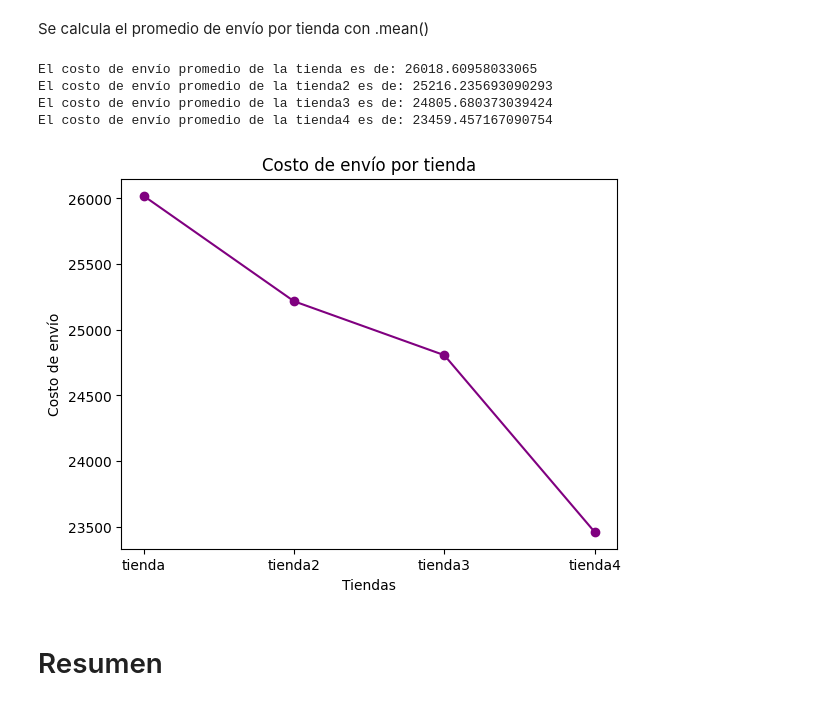
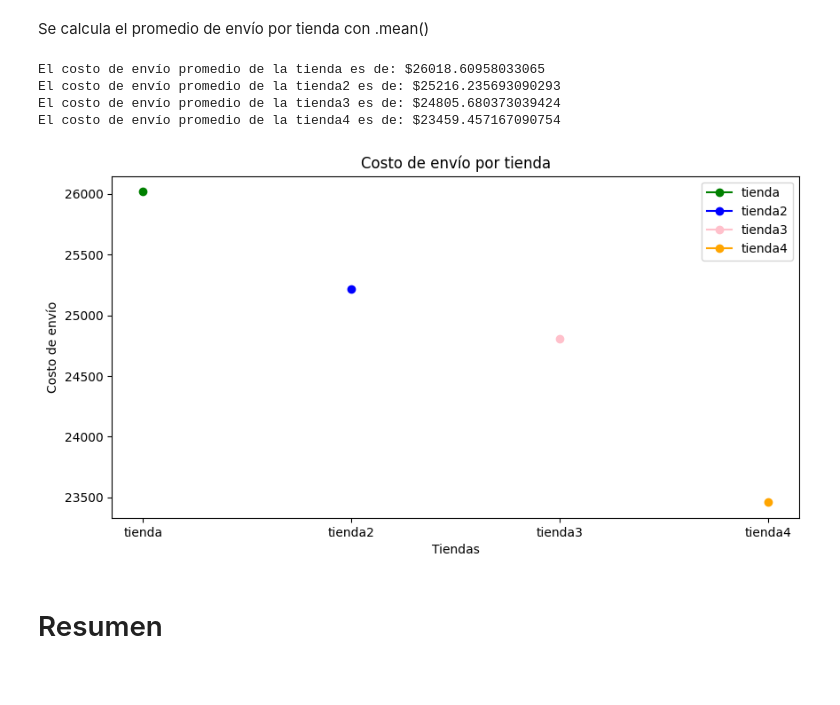
Before and after one commit to artbelgum/Challenge-Alura-Store, a Jupyter notebook: Challenge_1_Alura_Store.ipynb, the cells around one changed output. Drawn from its saved outputs; the diff is of its cells as text; code cells hidden in the pictures; blank space fills up the shorter version.

```diff
--- a/Challenge_1_Alura_Store.ipynb
+++ b/Challenge_1_Alura_Store.ipynb
@@ -316,36 +337,42 @@ Se calcula el promedio de envío por tienda con .mean()
 # %%
 from matplotlib import pyplot as plt
 
 def costo_envio(nombre_df, df, columna):
-  envio = df[columna].mean() #calcula el costo de envío promedio
-  return envio
+    envio = df[columna].mean()  # calcula el costo de envío promedio
+    return envio
 
-#Recopilando datos de todas las tiendas
+# Recopilando datos de todas las tiendas
 costos_envio = []
 
-#Guardando el nombre de las tiendas y sus DataFrames
+# Guardando el nombre de las tiendas y sus DataFrames
 nombre_tiendas = ['tienda', 'tienda2', 'tienda3', 'tienda4']
 dataFrames = [tienda, tienda2, tienda3, tienda4]
 
-#Bucle para calcular el costo de envío
+# Bucle para calcular el costo de envío
 for nombre, df in zip(nombre_tiendas, dataFrames):
-  costo = costo_envio(nombre, df, 'Costo de envío') #Llama a la función para obtener el costo de envío por tienda
-  costos_envio.append(costo) #Agrega el costo a la lista
-  print(f"El costo de envío promedio de la {nombre} es de: {costo}")
+    costo = costo_envio(nombre, df, 'Costo de envío')  # Llama a la función para obtener el costo de envío por tienda
+    costos_envio.append(costo)  # Agrega el costo a la lista
+    print(f"El costo de envío promedio de la {nombre} es de: ${costo}")
 
+# Definir una lista de colores para los puntos
+colores = ['green', 'blue', 'pink', 'orange']
 
-#Graficando el costo de envío usando .plot()
-plt.plot(nombre_tiendas, costos_envio, marker='o', color='purple', linestyle='-') #Usar un gráfico de líneas
-plt.xlabel('Tiendas') #Etiqueta del eje x
-plt.ylabel('Costo de envío') #Etiqueta del eje y
-plt.title('Costo de envío por tienda') # Título del gráfico
+# Graficando el costo de envío
+plt.figure(figsize=(10, 5))
+for i in range(len(nombre_tiendas)):
+    plt.plot(nombre_tiendas[i], costos_envio[i], marker='o', color=colores[i], linestyle='-', label=nombre_tiendas[i])
+
+plt.xlabel('Tiendas')  # Etiqueta del eje x
+plt.ylabel('Costo de envío')  # Etiqueta del eje y
+plt.title('Costo de envío por tienda')  # Título del gráfico
+plt.legend()  # Añadir leyenda para identificar cada tienda
 plt.show()
 # %% [output]
-El costo de envío promedio de la tienda es de: 26018.60958033065
-El costo de envío promedio de la tienda2 es de: 25216.235693090293
-El costo de envío promedio de la tienda3 es de: 24805.680373039424
-El costo de envío promedio de la tienda4 es de: 23459.457167090754
+El costo de envío promedio de la tienda es de: $26018.60958033065
+El costo de envío promedio de la tienda2 es de: $25216.235693090293
+El costo de envío promedio de la tienda3 es de: $24805.680373039424
+El costo de envío promedio de la tienda4 es de: $23459.457167090754
-[figure, old version]
+[figure, new version]
 # %% [markdown]
 # Resumen
 # %% [markdown]
```
Also changed, not shown: parts of 6 cells of this notebook.
